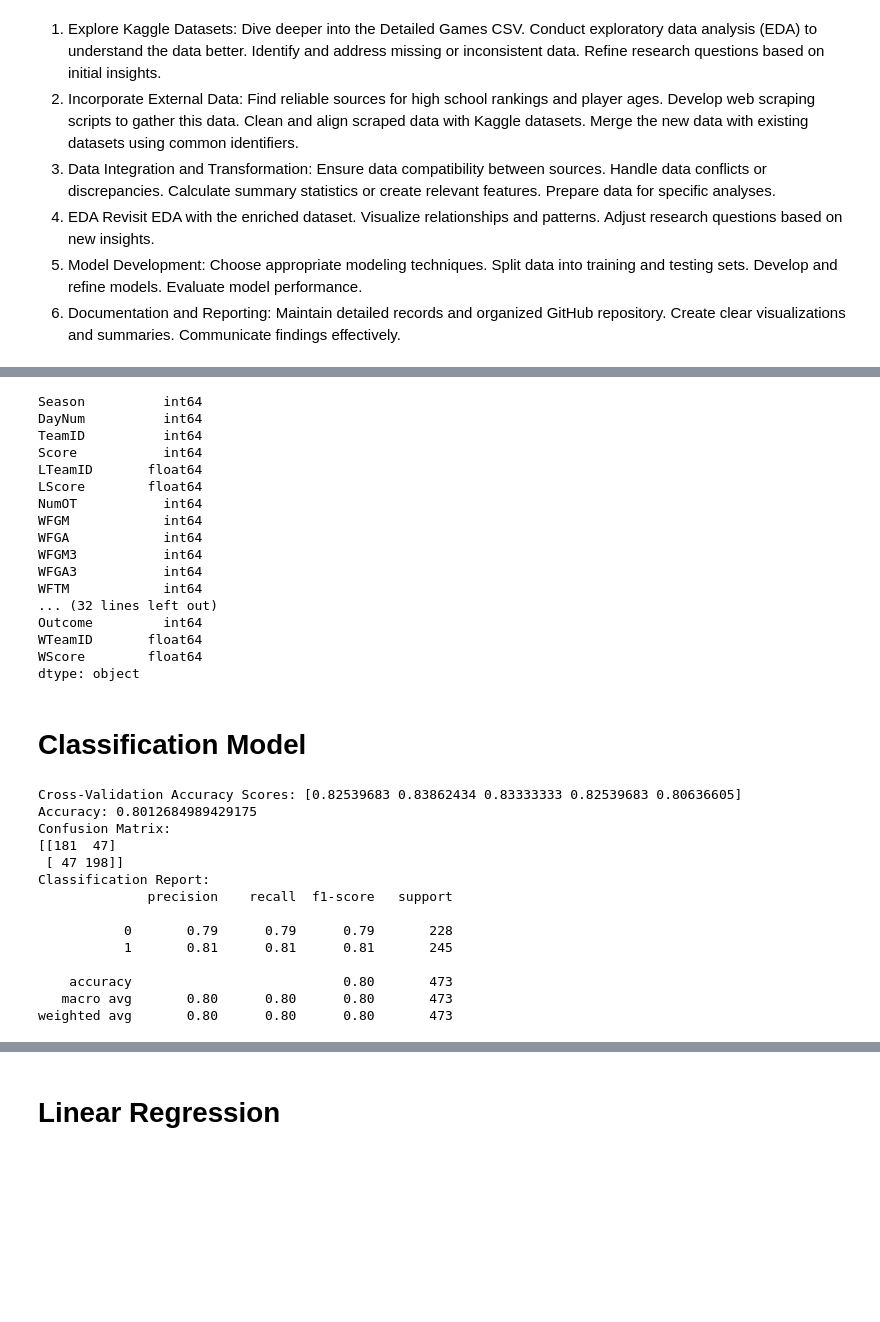
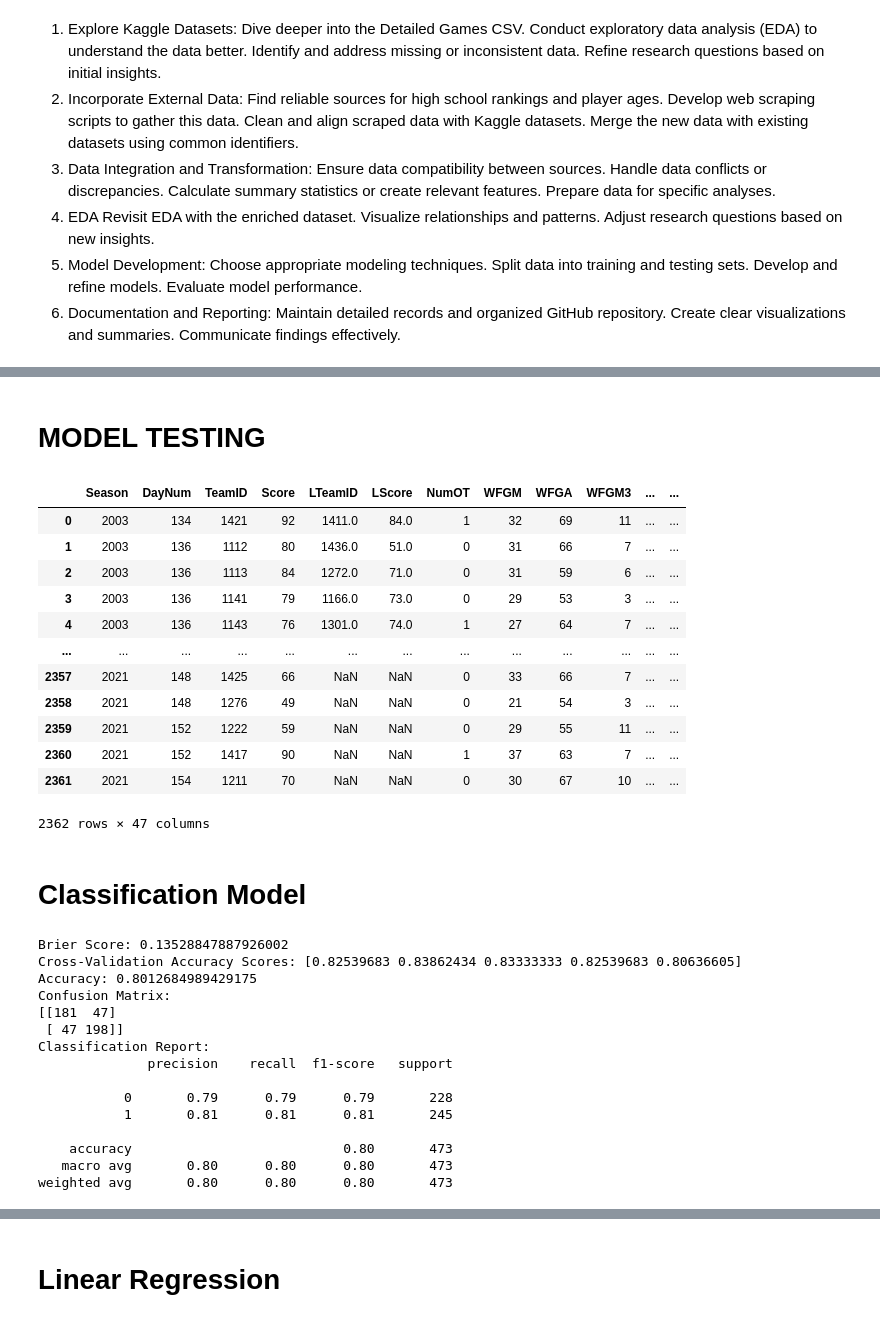
Before and after one commit to joshmccoy2/NCAA_March_Madness, a Jupyter notebook: NCAA.ipynb, the cells around one changed output, grey strips where cells are left out. Drawn from its saved outputs; the diff is of its cells as text; code cells hidden in the pictures; blank space fills up the shorter version.

```diff
--- a/NCAA.ipynb
+++ b/NCAA.ipynb
@@ -285 +292,3 @@ losses_df = detailed_tourney_results.copy()
+# %% [markdown]
+# MODEL TESTING
 # %%
@@ -305,23 +313,20 @@ outcome_df = outcome_df.drop(['WLoc'], axis=1)
 # %%
 outcome_df.dtypes
+outcome_df
 # %% [output]
+|  | Season | DayNum | TeamID | Score | LTeamID | LScore | NumOT | WFGM | WFGA | WFGM3 | ... | ... |
+| 0 | 2003 | 134 | 1421 | 92 | 1411.0 | 84.0 | 1 | 32 | 69 | 11 | ... | ... |
+| 1 | 2003 | 136 | 1112 | 80 | 1436.0 | 51.0 | 0 | 31 | 66 | 7 | ... | ... |
+| 2 | 2003 | 136 | 1113 | 84 | 1272.0 | 71.0 | 0 | 31 | 59 | 6 | ... | ... |
+| 3 | 2003 | 136 | 1141 | 79 | 1166.0 | 73.0 | 0 | 29 | 53 | 3 | ... | ... |
+| 4 | 2003 | 136 | 1143 | 76 | 1301.0 | 74.0 | 1 | 27 | 64 | 7 | ... | ... |
+| ... | ... | ... | ... | ... | ... | ... | ... | ... | ... | ... | ... | ... |
+| 2357 | 2021 | 148 | 1425 | 66 | NaN | NaN | 0 | 33 | 66 | 7 | ... | ... |
+| 2358 | 2021 | 148 | 1276 | 49 | NaN | NaN | 0 | 21 | 54 | 3 | ... | ... |
+| 2359 | 2021 | 152 | 1222 | 59 | NaN | NaN | 0 | 29 | 55 | 11 | ... | ... |
+| 2360 | 2021 | 152 | 1417 | 90 | NaN | NaN | 1 | 37 | 63 | 7 | ... | ... |
+| 2361 | 2021 | 154 | 1211 | 70 | NaN | NaN | 0 | 30 | 67 | 10 | ... | ... |
-Season          int64
-DayNum          int64
-TeamID          int64
-Score           int64
-LTeamID       float64
-LScore        float64
-NumOT           int64
-WFGM            int64
-WFGA            int64
-WFGM3           int64
-WFGA3           int64
-WFTM            int64
-... (32 lines left out)
-Outcome         int64
-WTeamID       float64
-WScore        float64
-dtype: object
+2362 rows × 47 columns
 # %% [markdown]
 # Classification Model
 # %%
@@ -339,7 +344,7 @@ scaler = StandardScaler()
 X_train_scaled = scaler.fit_transform(X_train)
 X_test_scaled = scaler.transform(X_test)
 
-# Feature Selection: Select top k features
+# Select top k features
 selector = SelectKBest(score_func=f_classif, k=10)
 X_train_selected = selector.fit_transform(X_train_scaled, y_train)
 X_test_selected = selector.transform(X_test_scaled)
@@ -350,16 +355,24 @@ logr.fit(X_train_selected, y_train)
 
 # Cross-validation
 scores = cross_val_score(logr, X_train_selected, y_train, cv=5)
-print(f'Cross-Validation Accuracy Scores: {scores}')
 
 # Make predictions on the test set
 y_pred = logr.predict(X_test_selected)
 
+# Make predictions on the test set
+y_prob = logr.predict_proba(X_test_selected)[:, 1]
+
+# Calculate Brier Score
+brier_score = brier_score_loss(y_test, y_prob)
+
 # Evaluate the model
+print(f'Brier Score: {brier_score}')
+print(f'Cross-Validation Accuracy Scores: {scores}')
 print(f'Accuracy: {accuracy_score(y_test, y_pred)}')
 print(f'Confusion Matrix:\n{confusion_matrix(y_test, y_pred)}')
 print(f'Classification Report:\n{classification_report(y_test, y_pred)}')
 # %% [output]
+Brier Score: 0.13528847887926002
 Cross-Validation Accuracy Scores: [0.82539683 0.83862434 0.83333333 0.82539683 0.80636605]
 Accuracy: 0.8012684989429175
 Confusion Matrix:
```
Also changed, not shown: parts of 25 cells of this notebook.
